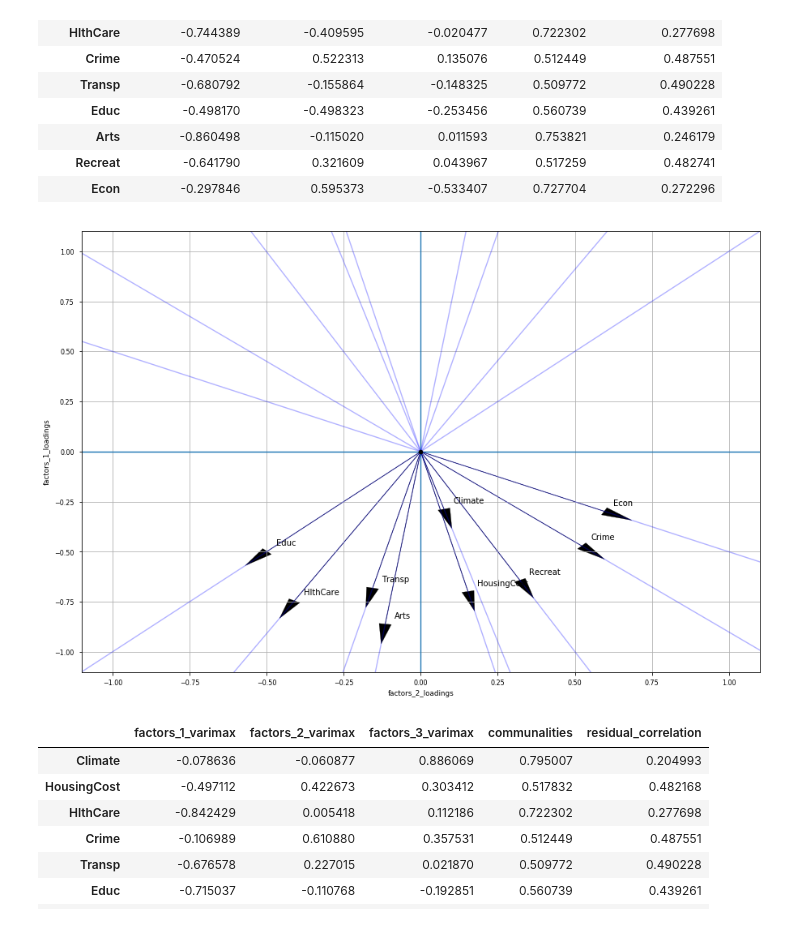
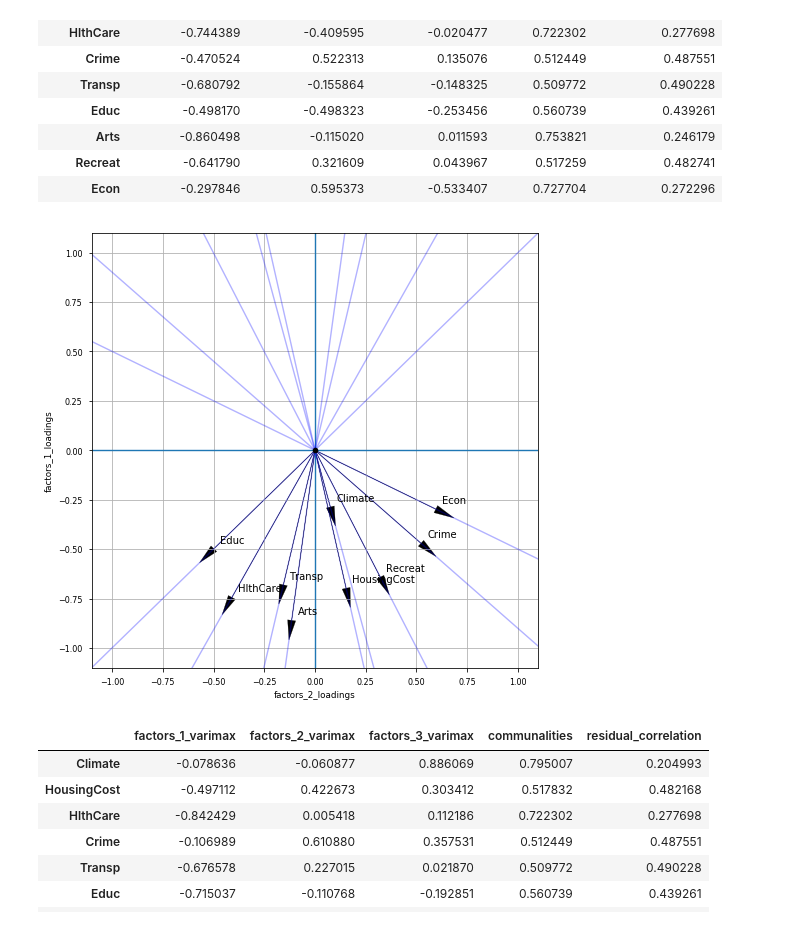
Before and after one commit to ErickEduardoAH/AnalisisMultivariado, a Jupyter notebook: 3.2 - Interdependence Spectral Analysis - factor analysis.ipynb, the cells around one changed output. Saved outputs shown, nothing was run; the diff lists cells and outputs as text; code cells hidden in the pictures.

```diff
--- a/3.2 - Interdependence Spectral Analysis - factor analysis.ipynb
+++ b/3.2 - Interdependence Spectral Analysis - factor analysis.ipynb
@@ -209,12 +209,12 @@ computeCommunalities(factorLoadingsPD)
 | Recreat | -0.641790 | 0.321609 | 0.043967 | 0.517259 | 0.482741 |
 | Econ | -0.297846 | 0.595373 | -0.533407 | 0.727704 | 0.272296 |
 # %%
-plt.figure(figsize=(15,10))
+plt.figure(figsize=(8,8))
 plt.axis([-1.1,1.1,-1.1,1.1])
 factors = ['factors_2_loadings','factors_1_loadings']
 plotProjectedBase(plt,factors,factorLoadingsPD,features)
 # %% [output]
-[figure, old version]
+[figure, new version]
 # %%
 from numpy import eye, asarray, dot, sum, diag
 from numpy.linalg import svd
```
Also changed, not shown: parts of 2 cells of this notebook.
